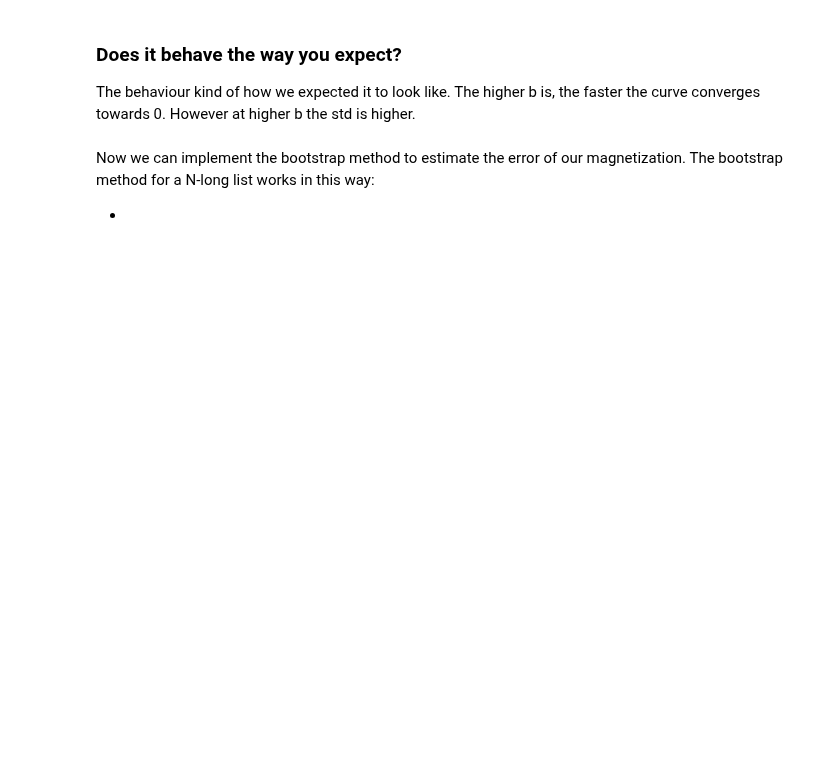
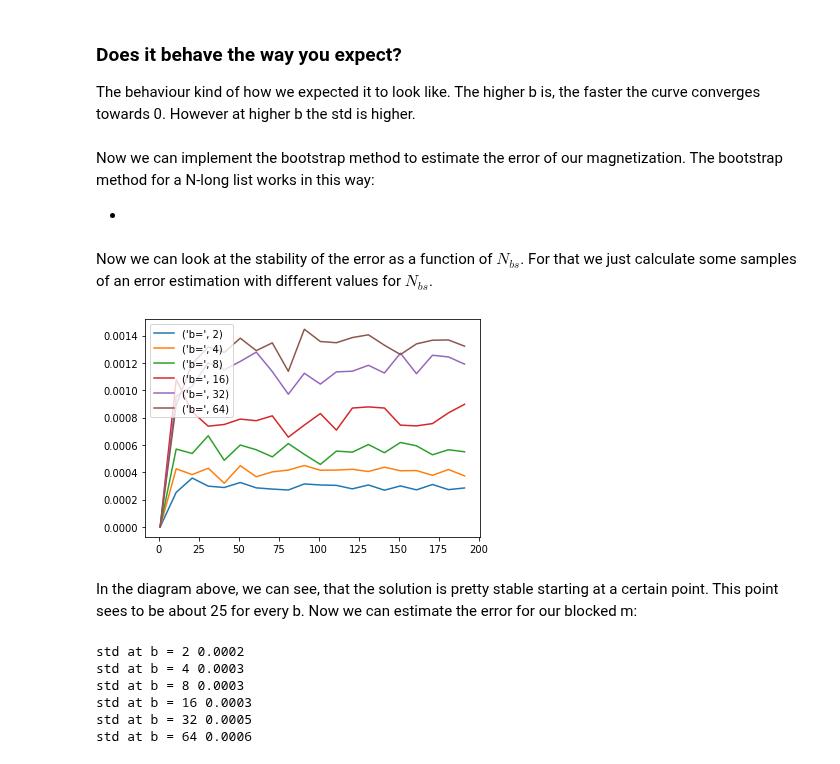
Before and after one commit to Trico94/physics760_Martin, a Jupyter notebook: Exercise 4/exercise4.ipynb, the cells around one changed output. Saved outputs shown, nothing was run; the diff lists cells and outputs as text; code cells hidden in the pictures; blank space fills up the shorter version.

```diff
--- a/Exercise 4/exercise4.ipynb
+++ b/Exercise 4/exercise4.ipynb
@@ -235,0 +229,62 @@ def bootstrap_error(phi_array, nBS):
+# %%
+def bootstrap_error(m_array, nBS):
+
+    # Here we will later on store the mean
+    # values of the bootstrap sample
+    bsmean = np.array([])
+
+    # For the number of bootstrap samples, we:
+    for bs in range (nBS):
+
+        # Generate an array index. This array is full of numbers between 0 and len(m_array)
+        # These are our random bootstap indicies
+        index=np.random.randint(m_array.size,size=m_array.size)
+
+        # Now we do a lot of stuff at once, but:
+        #   We create an array. Now we go through every index in our
+        #   index array, that we created before. Corresponding to the integer in index the
+        #   index-th entry of m_array is added to our created array. We then take the main
+        #   of this array and add it to our array called bsmean.
+        bsmean = np.append(bsmean,np.array([m_array[index[i]] for i in range(m_array.size)]).mean())
+
+    # The error, that is estimated by bootstrap is the std of our bsmean array.
+    return bsmean.std()
+# %% [markdown]
+Now we can look at the stability of the error as a function of $ N_{bs} $. For that we just calculate some samples of an error estimation with different values for $ N_{bs} $.
+# %%
+def stability(array, b):
+
+    # Initilizing different numbers for the ammount of bootstrap samples
+    nBs_array=np.arange(1, 200, 10)
+
+    # Initilizing an empty array for the errors that we will estimate using bootstrap
+    error_array=np.zeros(len(nBs_array))
+
+    for i in range(len(error_array)):
+        # The bootstrap error is estimated using the first splitted
+        # array and different numbers of bootstrap samples
+        error_array[i]=bootstrap_error(np.array_split(array, b)[0], nBs_array[i])
+
+    # Here we are plotting the dependency of estimate of the error
+    # on the ammount of bootstrap samples
+    plt.plot(nBs_array, error_array, label=("b=", b))
+
+# For b= 2, 4, 8, 16, 31, 64 estimate bootstrap error
+for i in range(1, 7):
+    stability(phi_array_1, 2**i)
+    plt.legend(loc="best")
+# %% [output]
+[figure, added]
+# %% [markdown]
+In the diagram above, we can see, that the solution is pretty stable starting at a certain point. This point sees to be about 25 for every b. Now we can estimate the error for our blocked m:
+# %%
+
+for i in range (1, 7):
+    print("std at b =", 2**i, round(bootstrap_error(np.array_split(phi_array_1, i)[0], 25), 4))
+# %% [output]
+std at b = 2 0.0002
+std at b = 4 0.0003
+std at b = 8 0.0003
+std at b = 16 0.0003
+std at b = 32 0.0005
+std at b = 64 0.0006
```
Also changed, not shown: parts of 6 cells of this notebook.
